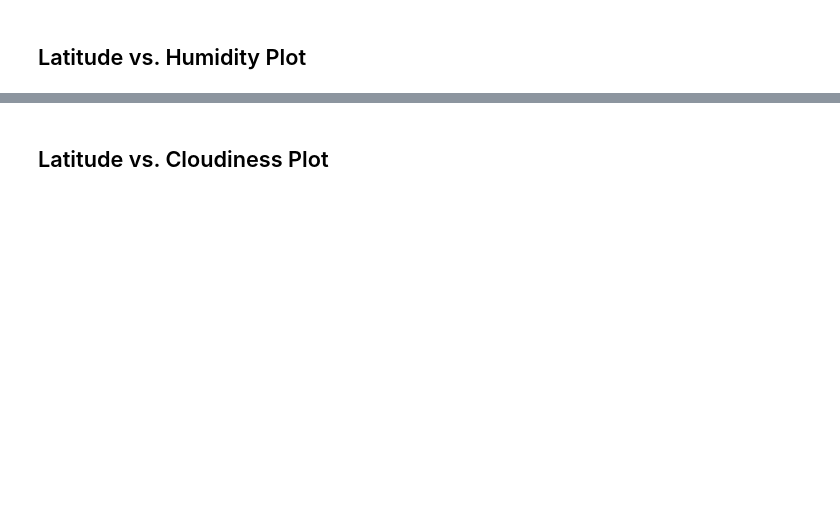
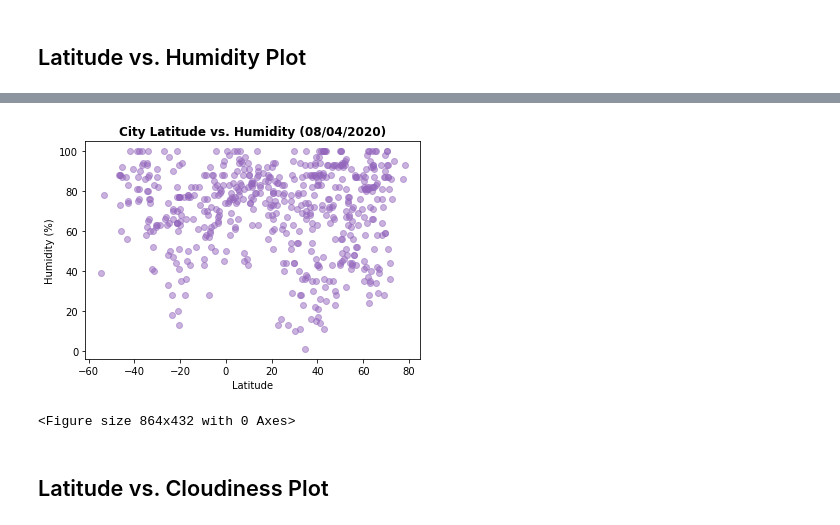
Before and after one commit to ckaady/python-api-challenge, a Jupyter notebook: WeatherPy/WeatherPy.ipynb, the cells around one changed output, grey strips where cells are left out. Saved outputs shown, nothing was run; the diff lists cells and outputs as text; code cells hidden in the pictures; blank space fills up the shorter version.

```diff
--- a/WeatherPy/WeatherPy.ipynb
+++ b/WeatherPy/WeatherPy.ipynb
@@ -176,2 +221,20 @@ Int64Index([], dtype='int64')
+# %%
+# Create Latitude vs. Temperature Plot scatter plot
+plt.scatter(cleaned_weather_df["Lat"], cleaned_weather_df["Humidity"], color = "tab:purple", alpha=0.5)
+
+# Titles
+plt.title("City Latitude vs. Humidity (08/04/2020)", fontweight = "black")
+plt.ylabel("Humidity (%)")
+plt.xlabel("Latitude")
+
+# formatting
+plt.figure(figsize=(12,6))
+
+# save figure
+plt.savefig('../output_data/CityLatVsHumidity.png')
+plt.show()
+# %% [output]
+[figure, added]
+<Figure size 864x432 with 0 Axes>
 # %% [markdown]
 ## Latitude vs. Cloudiness Plot
```
Also changed, not shown: parts of 35 cells of this notebook, 5 other files.
